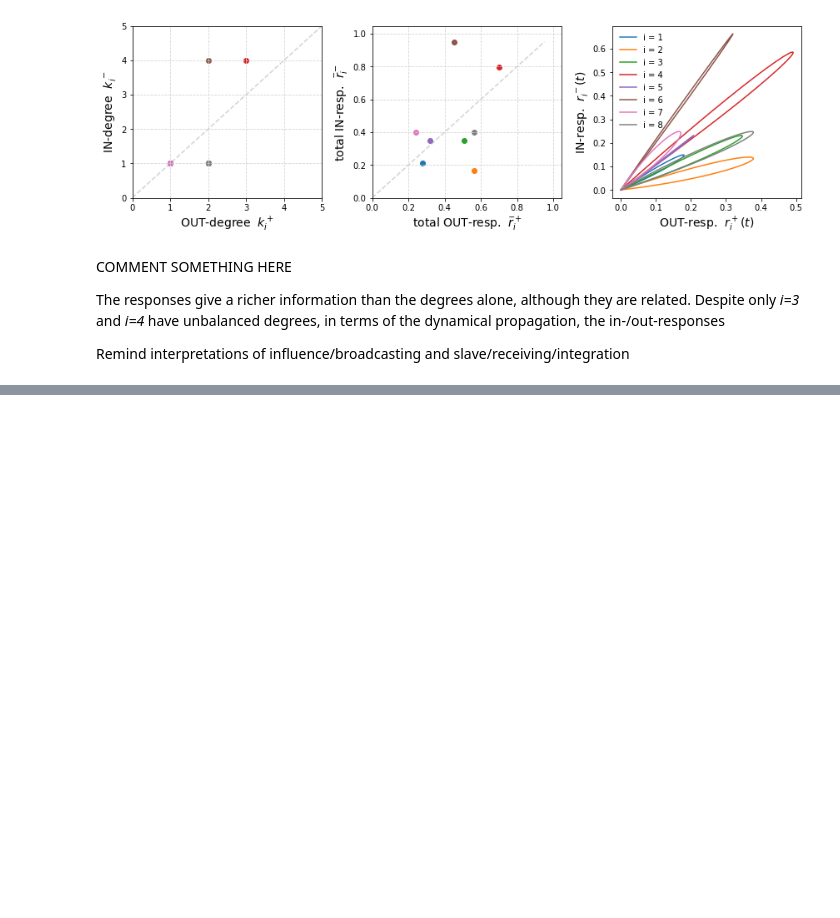
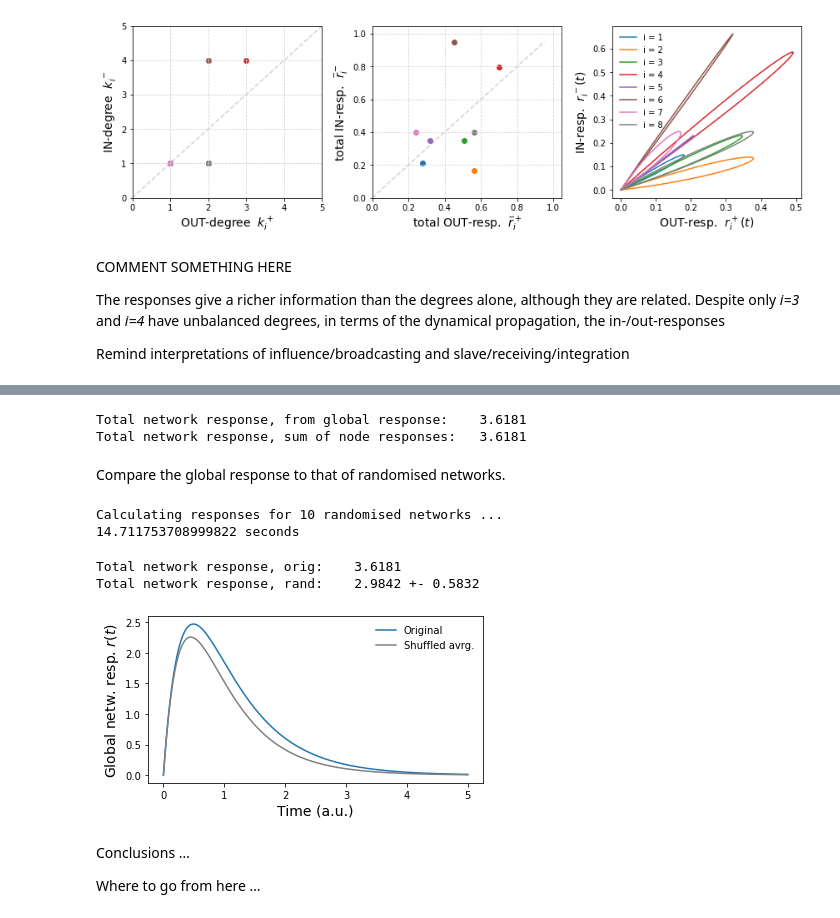
Before and after one commit to mb-BCA/SiReNetA_Tutorials, a Jupyter notebook: Tutorial_Notebooks/2_Basics_StimRespMetrics.ipynb, the cells around one changed output, grey strips where cells are left out. Drawn from its saved outputs; the diff is of its cells as text; code cells hidden in the pictures; blank space fills up the shorter version.

```diff
--- a/Tutorial_Notebooks/2_Basics_StimRespMetrics.ipynb
+++ b/Tutorial_Notebooks/2_Basics_StimRespMetrics.ipynb
@@ -730,0 +523,15 @@ sna.Time2Peak(resp2, timestep=dt)
+# %%
+# Compute the global network response
+globR3 = sna.GlobalResponse(R3)
+
+# Compute the total response for the global one
+totglobR3 = sna.AreaUnderCurve(globR3,dt3)
+
+# Validate that total network response equal the sum of total node responses
+print( f'Total network response, from global response:\t {totglobR3:3.4f}' )
+print( f'Total network response, sum of node responses:\t {totinr_nodes.sum():3.4f}' )
+# %% [output]
+Total network response, from global response:    3.6181
+Total network response, sum of node responses:   3.6181
+# %% [markdown]
+Compare the global response to that of randomised networks.
@@ -730,0 +540,49 @@ sna.Time2Peak(resp2, timestep=dt)
+# %%
+
+nrealiz = 10
+globRlist = np.zeros((nrealiz,nsteps3), float64)
+totRlist = np.zeros((nrealiz), float64)
+
+print( f'Calculating responses for {nrealiz} randomised networks ...' )
+time1 = timer()
+for re in range(nrealiz):
+    # Generate a randomised network
+    randA = sna.netmodels.ShuffleLinks(A3)
+
+    # Calculate temporal evolution of the pair-wise responses R(t)
+    randR = sna.Resp_LeakyCascade(randA.T, S0=stimvec3, tau=tau3, tmax=tfinal3, timestep=dt3)
+
+    globRlist[re] = sna.GlobalResponse(randR)
+    totRlist[re] = sna.AreaUnderCurve(globRlist[re], dt3)
+
+    del randR
+
+time2 = timer()
+print( f'{time2-time1} seconds' )
+# %% [output]
+Calculating responses for 10 randomised networks ...
+14.711753708999822 seconds
+# %%
+plt.figure(figsize=(6,3))
+plt.plot(tpoints3,globR3, label='Original')
+plt.plot(tpoints3,globRlist.mean(axis=0), color='gray', label='Shuffled avrg.')
+
+plt.legend()
+plt.xlabel( 'Time (a.u.)' )
+plt.ylabel( 'Global netw. resp. $r(t)$')
+#plt.xlim(1,1.1)
+
+
+# Compare the total network response between the original A3 digraph
+# and in the randomized ones.
+totgrand = sna.AreaUnderCurve(globrandR3, dt3)
+print( f'Total network response, orig:\t {totglobR3:3.4f}' )
+print( f'Total network response, rand:\t {totRlist.mean():3.4f} +- {totRlist.std():3.4f}' )
+# %% [output]
+Total network response, orig:    3.6181
+Total network response, rand:    2.9842 +- 0.5832
+[figure, added]
+# %% [markdown]
+Conclusions …
+
+Where to go from here …
```
Also changed, not shown: parts of 26 cells of this notebook.
